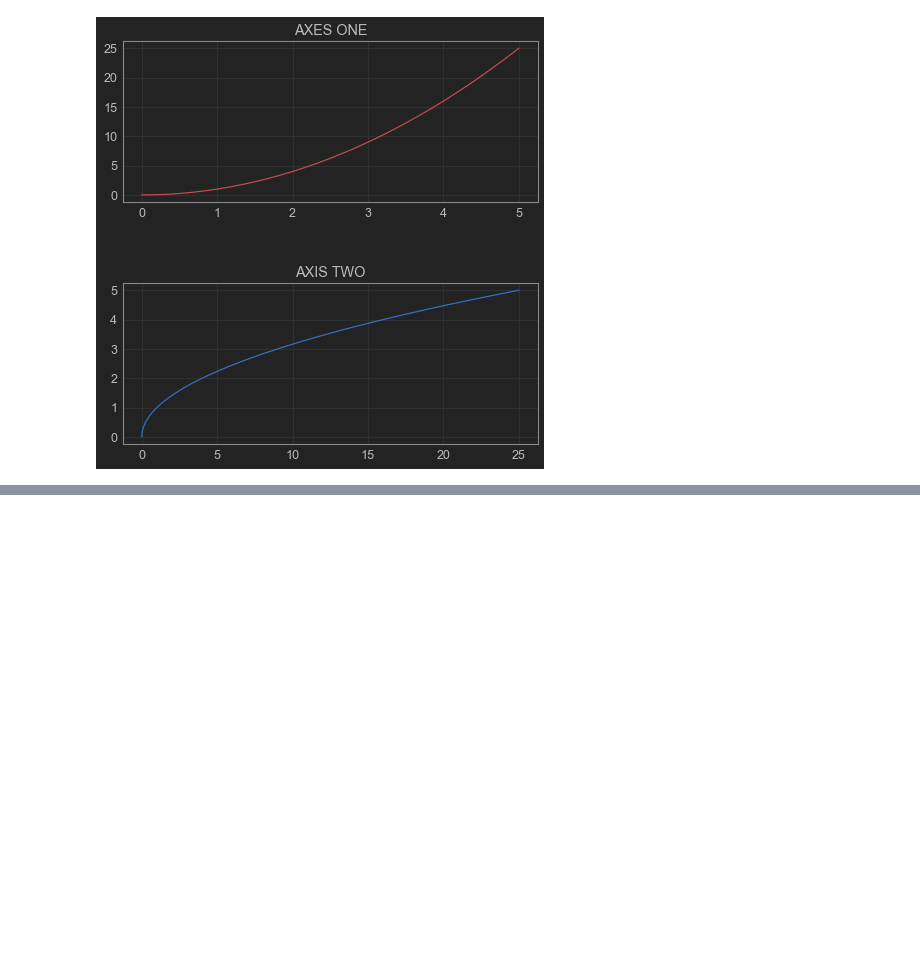
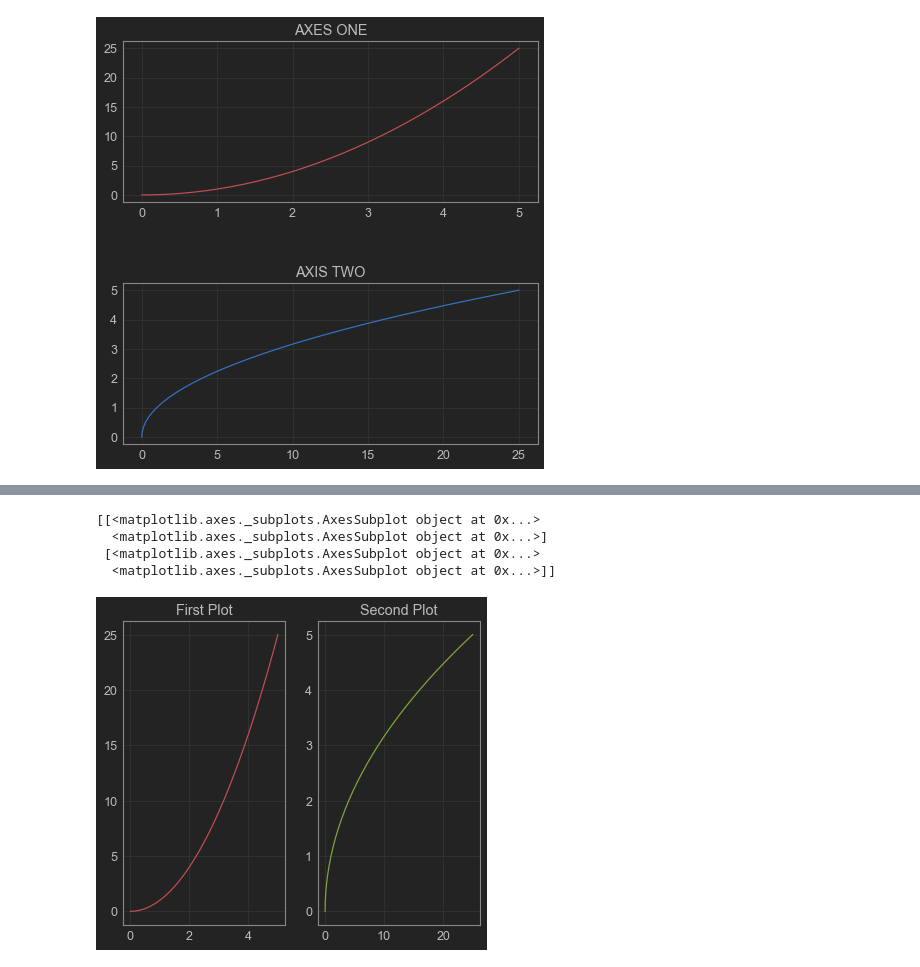
Before and after one commit to rochafialvin/python-analys, a Jupyter notebook: 3. Matplotlib.ipynb, the cells around one changed output, grey strips where cells are left out. Drawn from its saved outputs; the diff is of its cells as text; code cells hidden in the pictures; blank space fills up the shorter version.

```diff
--- a/3. Matplotlib.ipynb
+++ b/3. Matplotlib.ipynb
@@ -118,0 +163,23 @@ plt.show()
+# %%
+print(sub[1])
+# %% [output]
+[[<matplotlib.axes._subplots.AxesSubplot object at 0x...>
+  <matplotlib.axes._subplots.AxesSubplot object at 0x...>]
+ [<matplotlib.axes._subplots.AxesSubplot object at 0x...>
+  <matplotlib.axes._subplots.AxesSubplot object at 0x...>]]
+# %%
+# Membuat axes 1 baris 2 kolom
+fig, axes = plt.subplots(nrows=1, ncols=2)
+
+# axes pertama
+axes[0].plot(a, b, 'r')
+axes[0].set_title('First Plot')
+
+# axes kedua
+axes[1].plot(b,a, 'g')
+axes[1].set_title('Second Plot')
+
+# munculkan plot
+plt.show()
+# %% [output]
+[figure, added]
```
Also changed, not shown: parts of 8 cells of this notebook.
